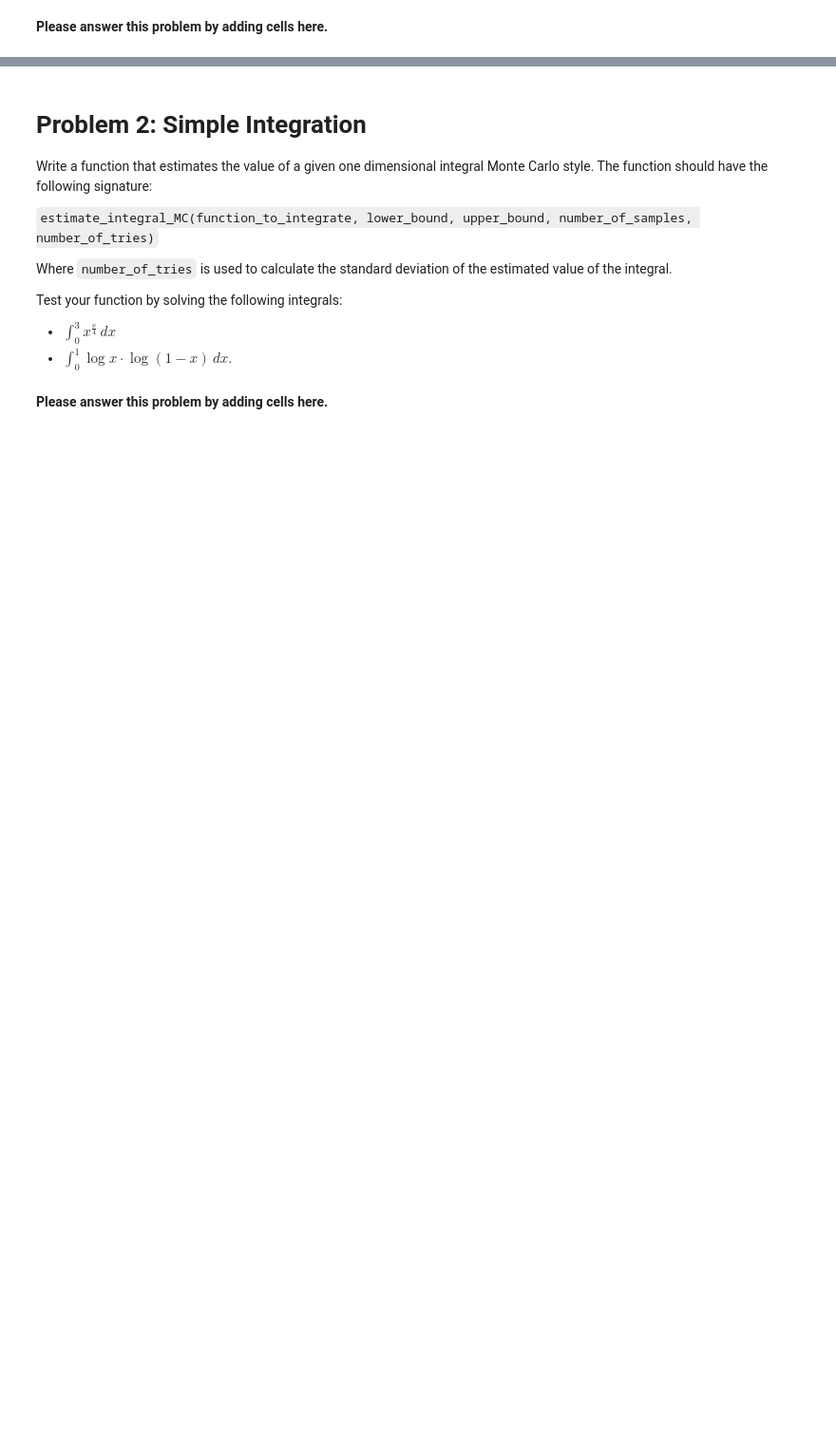
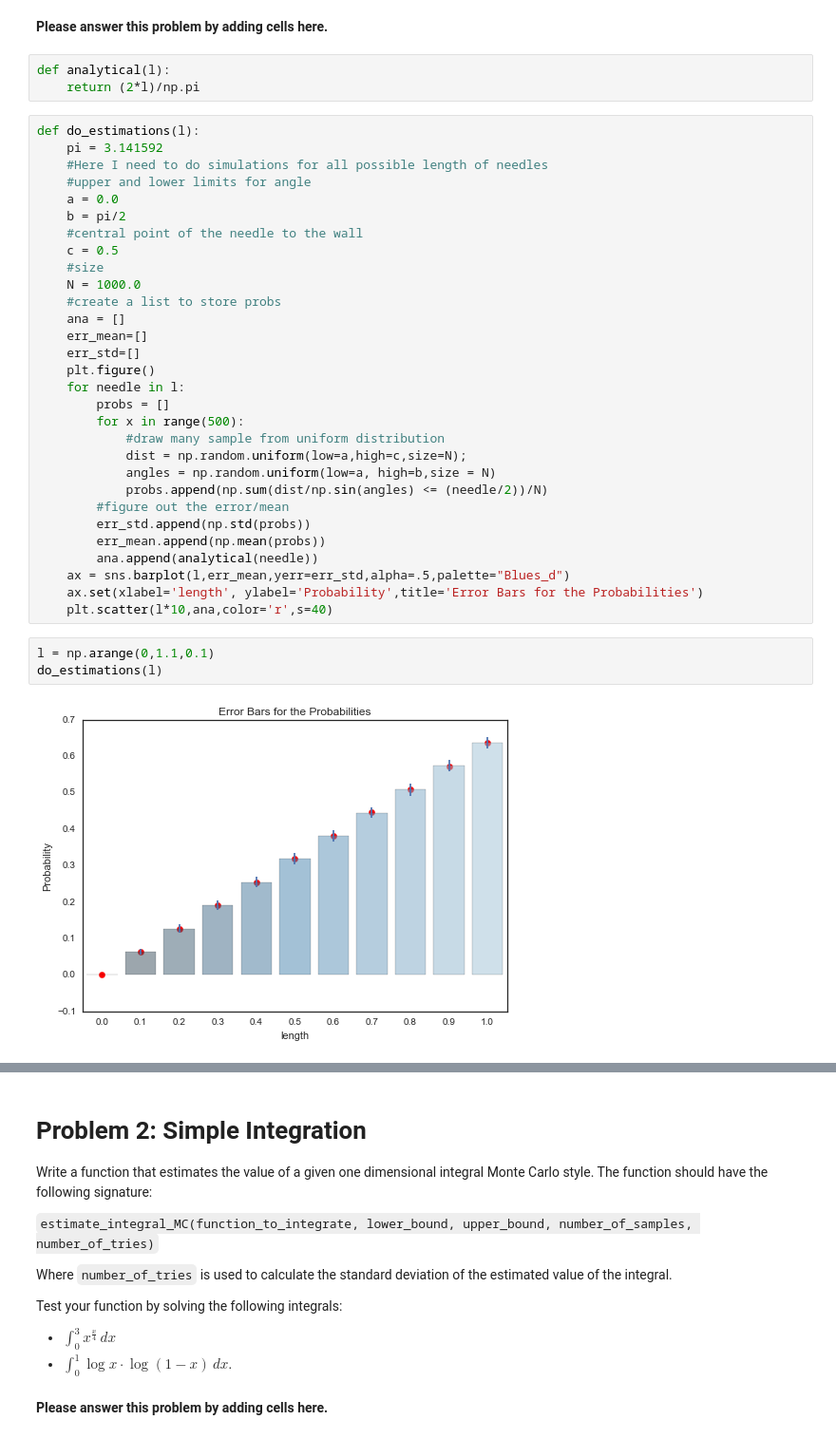
Before and after one commit to xdai1091/2016, a Jupyter notebook: Homework/AM207-Xingchi_Dai_HW1.ipynb, the cells around one changed output, grey strips where cells are left out. Shown: that part at 95% size. Drawn from its saved outputs; the diff is of its cells as text; blank space fills up the shorter version.

```diff
--- a/Homework/AM207-Xingchi_Dai_HW1.ipynb
+++ b/Homework/AM207-Xingchi_Dai_HW1.ipynb
@@ -48,3 +48,41 @@ where $l$ is the length of the needle and $t$ is the distance beweent the floor
 In a next step extend your simulation to a maximum needle length of 2 units, still using 0.1 increments. Compare your results to the same formula for the intersection. Why do your results now diverge from the analytical solution given above? What would you need to do to correct the analytical formula? It is ok to just describe the integral you need to solve analytically, and why it looks this way. No need to actually do the integration by hand.
 # %% [markdown]
 **Please answer this problem by adding cells here.**
+# %%
+def analytical(l):
+    return (2*l)/np.pi
+# %%
+def do_estimations(l):
+    pi = 3.141592
+    #Here I need to do simulations for all possible length of needles
+    #upper and lower limits for angle
+    a = 0.0
+    b = pi/2
+    #central point of the needle to the wall
+    c = 0.5
+    #size
+    N = 1000.0
+    #create a list to store probs
+    ana = []
+    err_mean=[]
+    err_std=[]
+    plt.figure()
+    for needle in l:
+        probs = []
+        for x in range(500):
+            #draw many sample from uniform distribution
+            dist = np.random.uniform(low=a,high=c,size=N);
+            angles = np.random.uniform(low=a, high=b,size = N)
+            probs.append(np.sum(dist/np.sin(angles) <= (needle/2))/N)
+        #figure out the error/mean
+        err_std.append(np.std(probs))
+        err_mean.append(np.mean(probs))
+        ana.append(analytical(needle))
+    ax = sns.barplot(l,err_mean,yerr=err_std,alpha=.5,palette="Blues_d")
+    ax.set(xlabel='length', ylabel='Probability',title='Error Bars for the Probabilities')
+    plt.scatter(l*10,ana,color='r',s=40)
+# %%
+l = np.arange(0,1.1,0.1)
+do_estimations(l)
+# %% [output]
+[figure, added]
```
Also changed, not shown: parts of 32 cells of this notebook.
